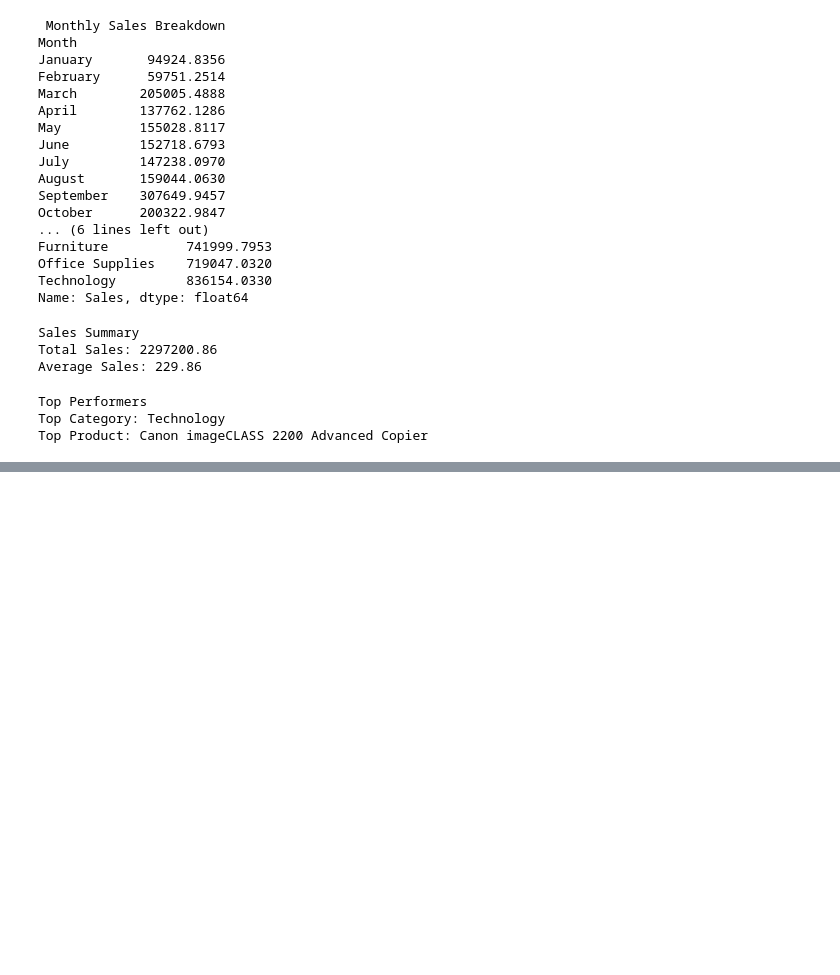
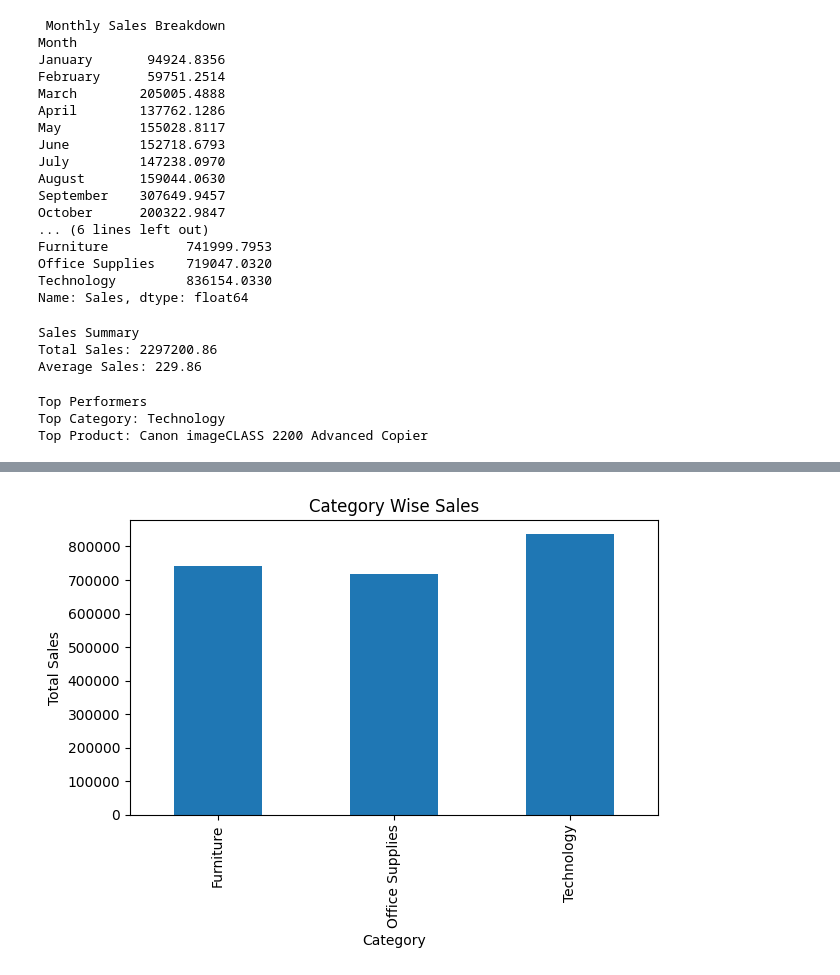
Before and after one commit to shantanumondal05/DataScience-Internship-Project, a Jupyter notebook: sales_data_analysis.ipynb, the cells around one changed output, grey strips where cells are left out. Saved outputs shown, nothing was run; the diff lists cells and outputs as text; code cells hidden in the pictures; blank space fills up the shorter version.

```diff
--- a/sales_data_analysis.ipynb
+++ b/sales_data_analysis.ipynb
@@ -91,0 +105,11 @@ Top Product: Canon imageCLASS 2200 Advanced Copier
+# %%
+# Bar Chart for Category Wise Sales
+plt.figure()
+category_sales.plot(kind="bar")
+plt.title("Category Wise Sales")
+plt.xlabel("Category")
+plt.ylabel("Total Sales")
+plt.tight_layout()
+plt.show()
+# %% [output]
+[figure, added]
```
Also changed, not shown: parts of 4 cells of this notebook.
